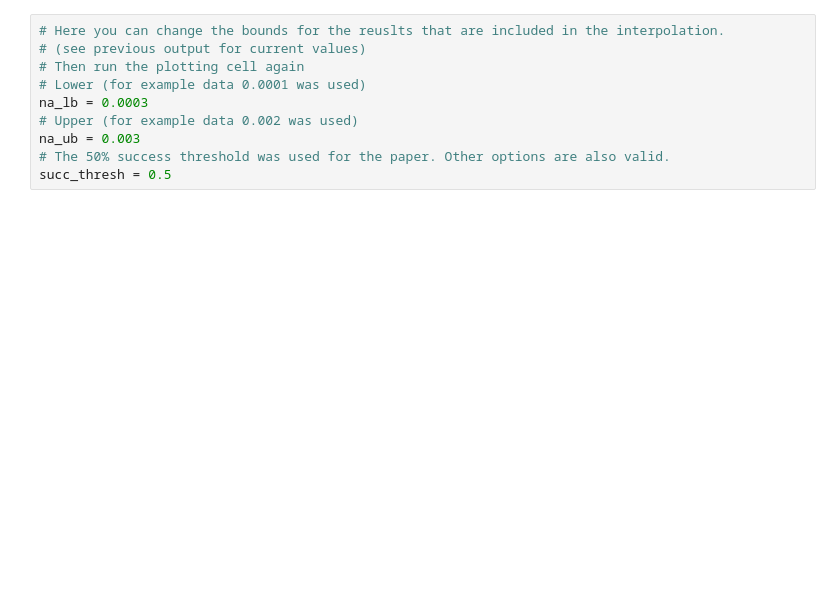
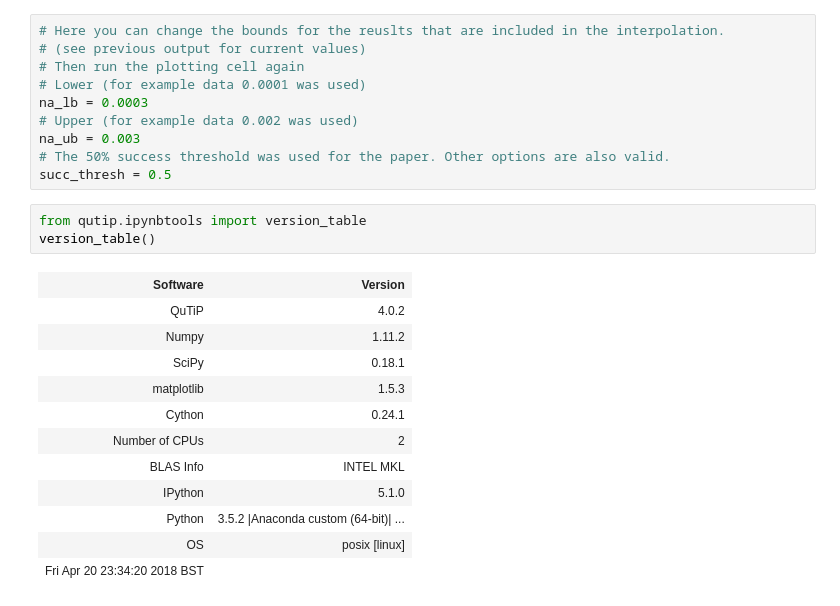
Before and after one commit to ajgpitch/quantum-in_situ_opt, a Jupyter notebook: interpolate_num_acc_thresh.ipynb, the cells around one changed output. Drawn from its saved outputs; the diff is of its cells as text; blank space fills up the shorter version.

```diff
--- a/interpolate_num_acc_thresh.ipynb
+++ b/interpolate_num_acc_thresh.ipynb
@@ -251,3 +279,19 @@ na_lb = 0.0003
 na_ub = 0.003
 # The 50% success threshold was used for the paper. Other options are also valid.
 succ_thresh = 0.5
+# %%
+from qutip.ipynbtools import version_table
+version_table()
+# %% [output]
+| Software | Version |
+| QuTiP | 4.0.2 |
+| Numpy | 1.11.2 |
+| SciPy | 0.18.1 |
+| matplotlib | 1.5.3 |
+| Cython | 0.24.1 |
+| Number of CPUs | 2 |
+| BLAS Info | INTEL MKL |
+| IPython | 5.1.0 |
+| Python | 3.5.2 |Anaconda custom (64-bit)| ... |
+| OS | posix [linux] |
+| Fri Apr 20 23:34:20 2018 BST |  |
```
Also changed, not shown: parts of 6 cells of this notebook, 2 other files.
